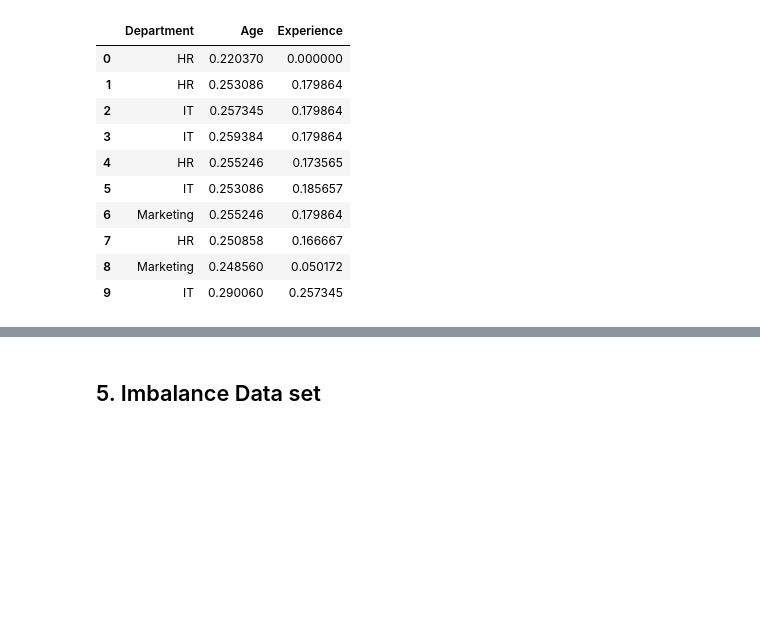
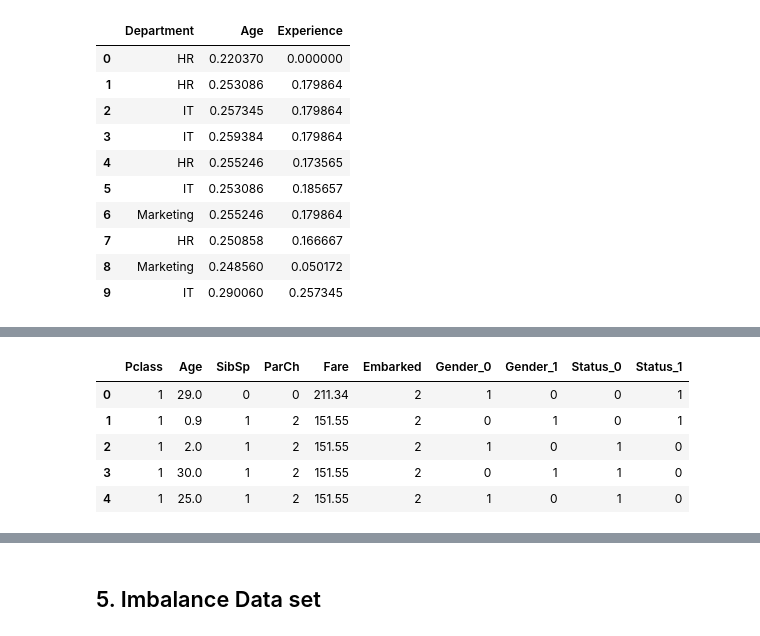
Before and after one commit to Selvam-DG/Data_Science, a Jupyter notebook: Stats/DATA PREPROCESSING.ipynb, the cells around one changed output, grey strips where cells are left out. Saved outputs shown, nothing was run; the diff lists cells and outputs as text; code cells hidden in the pictures; blank space fills up the shorter version.

```diff
--- a/Stats/DATA PREPROCESSING.ipynb
+++ b/Stats/DATA PREPROCESSING.ipynb
@@ -508,0 +642,11 @@ df
+# %%
+titanic['Embarked'] = titanic['Embarked'].astype('category')
+titanic['Embarked'] = titanic['Embarked'].cat.codes
+titanic.head()
+# %% [output]
+|  | Pclass | Age | SibSp | ParCh | Fare | Embarked | Gender_0 | Gender_1 | Status_0 | Status_1 |
+| 0 | 1 | 29.0 | 0 | 0 | 211.34 | 2 | 1 | 0 | 0 | 1 |
+| 1 | 1 | 0.9 | 1 | 2 | 151.55 | 2 | 0 | 1 | 0 | 1 |
+| 2 | 1 | 2.0 | 1 | 2 | 151.55 | 2 | 1 | 0 | 1 | 0 |
+| 3 | 1 | 30.0 | 1 | 2 | 151.55 | 2 | 0 | 1 | 1 | 0 |
+| 4 | 1 | 25.0 | 1 | 2 | 151.55 | 2 | 1 | 0 | 1 | 0 |
```
Also changed, not shown: parts of 32 cells of this notebook, 1 other file.
